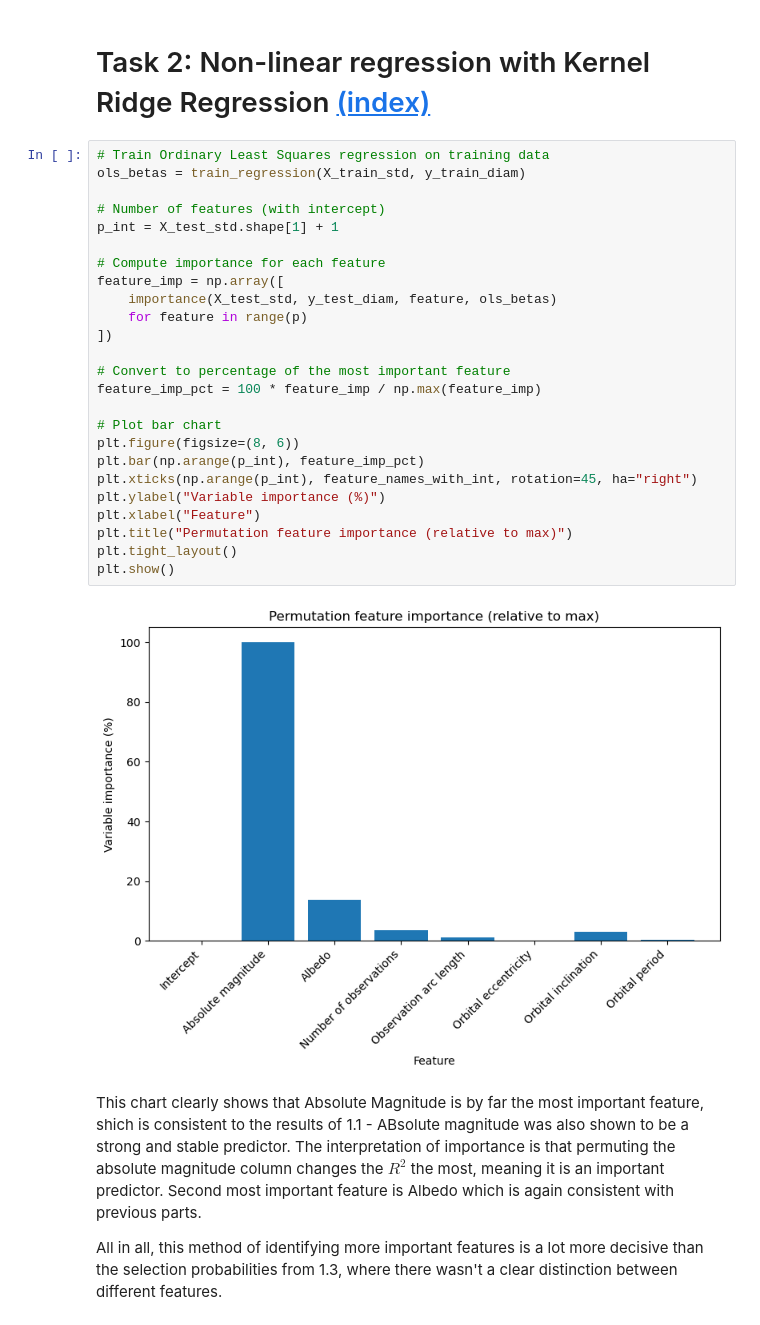
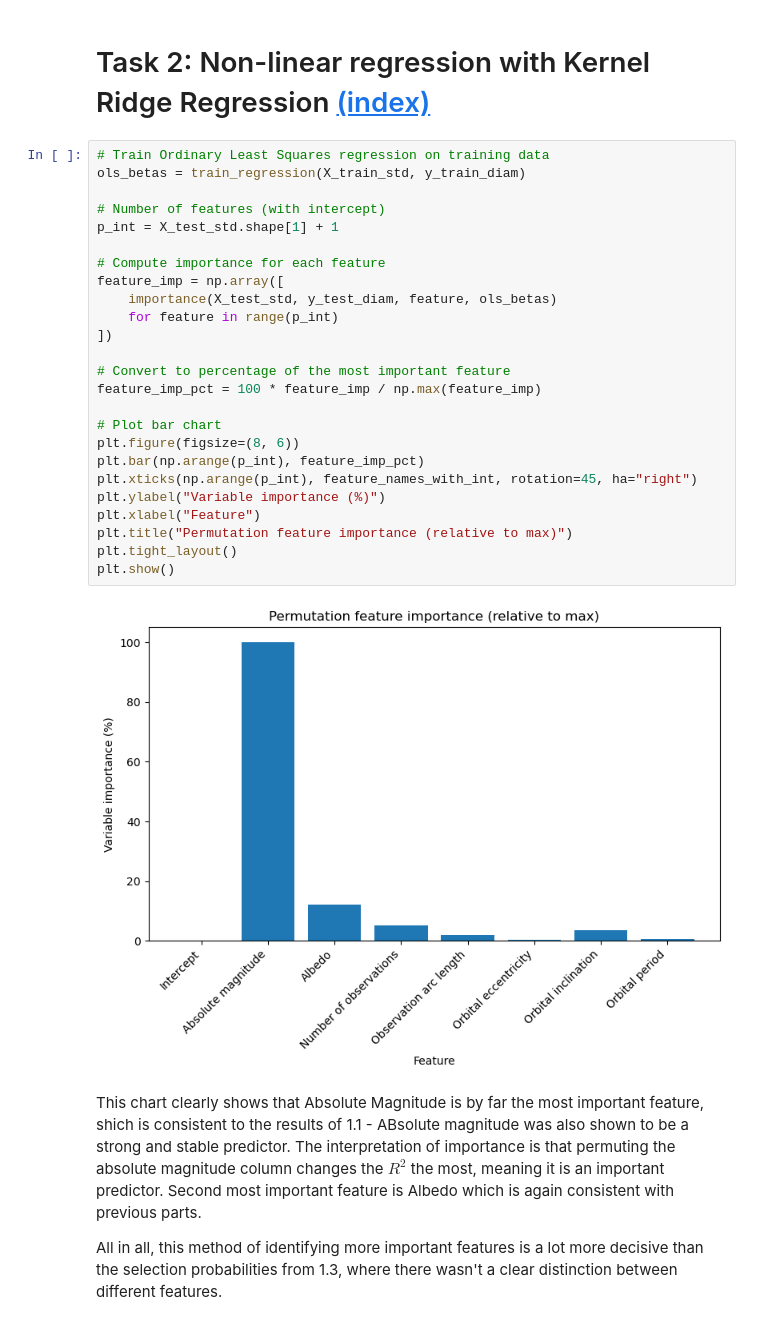
Before and after one commit to alisaklymchuk/data_science_math60026, a Jupyter notebook: 02455568_coursework1.ipynb, the cells around one changed output. Cells and saved outputs as stored; diff of their text form.

```diff
--- a/02455568_coursework1.ipynb
+++ b/02455568_coursework1.ipynb
@@ -751,30 +751,30 @@ def importance(X_test, y_test, feature, betas):
 # %%
 # Train Ordinary Least Squares regression on training data
 ols_betas = train_regression(X_train_std, y_train_diam)
 
 # Number of features (with intercept)
 p_int = X_test_std.shape[1] + 1
 
 # Compute importance for each feature
 feature_imp = np.array([
     importance(X_test_std, y_test_diam, feature, ols_betas)
-    for feature in range(p)
+    for feature in range(p_int)
 ])
 
 # Convert to percentage of the most important feature
 feature_imp_pct = 100 * feature_imp / np.max(feature_imp)
 
 # Plot bar chart
 plt.figure(figsize=(8, 6))
 plt.bar(np.arange(p_int), feature_imp_pct)
 plt.xticks(np.arange(p_int), feature_names_with_int, rotation=45, ha="right")
 plt.ylabel("Variable importance (%)")
 plt.xlabel("Feature")
 plt.title("Permutation feature importance (relative to max)")
 plt.tight_layout()
 plt.show()
 # %% [output]
-[figure, old version]
+[figure, new version]
 # %% [markdown]
 This chart clearly shows that Absolute Magnitude is by far the most important feature, shich is consistent to the results of 1.1 - ABsolute magnitude was also shown to be a strong and stable predictor. The interpretation of importance is that permuting the absolute magnitude column changes the $R^2$ the most, meaning it is an important predictor. Second most important feature is Albedo which is again consistent with previous parts.
 
```
Also changed, not shown: parts of 6 cells of this notebook.
